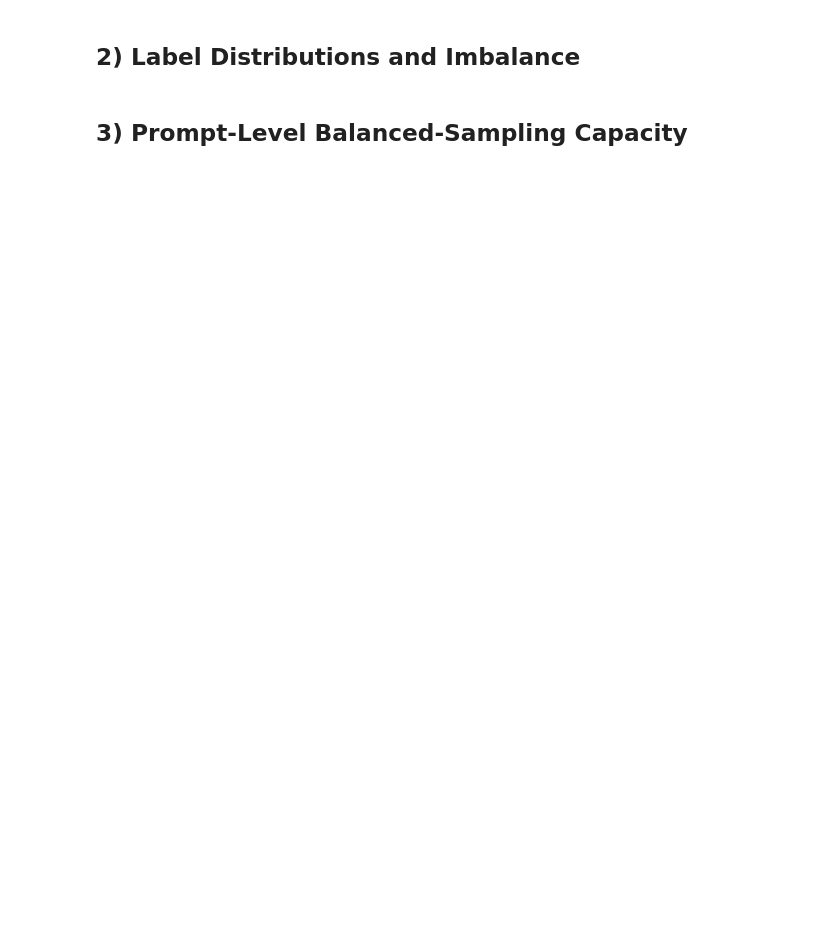
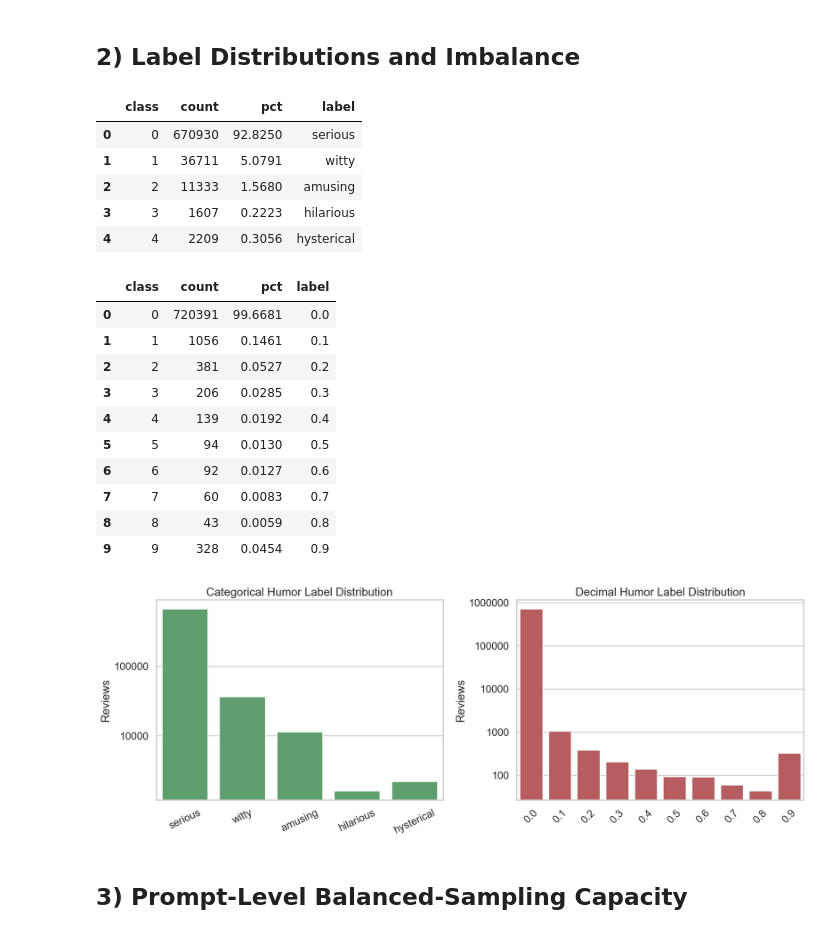
Before and after one commit to tdiepenb/steamReviewHumor, a Jupyter notebook: data_exploration.ipynb, the cells around one changed output. Cells and saved outputs as stored; diff of their text form; code cells hidden in the pictures; blank space fills up the shorter version.

```diff
--- a/data_exploration.ipynb
+++ b/data_exploration.ipynb
@@ -345,6 +375,8 @@ plt.show()
 # %% [markdown]
 ## 2) Label Distributions and Imbalance
 # %%
+from matplotlib.ticker import FuncFormatter
+
 cat_map = {
     0: "serious",
     1: "witty",
@@ -364,33 +396,55 @@ def dist_table(series, label_map=None):
     out = out.reset_index()
     if label_map is not None:
         out["label"] = out["class"].map(label_map)
     return out
 
 cat_dist = dist_table(df["label_votes_funny_categorical"].astype("Int64"), cat_map)
 decimal_dist = dist_table(decimal_cls)
 decimal_dist["label"] = decimal_dist["class"].apply(lambda x: f"0.{x}")
 
 display(cat_dist)
 display(decimal_dist)
 
 fig, axes = plt.subplots(1, 2, figsize=(16, 6))
 
 sns.barplot(data=cat_dist, x="label", y="count", ax=axes[0], color="#55A868")
 axes[0].set_title("Categorical Humor Label Distribution")
 axes[0].set_xlabel("")
 axes[0].set_ylabel("Reviews")
 axes[0].tick_params(axis="x", rotation=25)
 axes[0].set_yscale("log")
 
 sns.barplot(data=decimal_dist, x="label", y="count", ax=axes[1], color="#C44E52")
 axes[1].set_title("Decimal Humor Label Distribution")
 axes[1].set_xlabel("")
 axes[1].set_ylabel("Reviews")
 axes[1].tick_params(axis="x", rotation=45)
 axes[1].set_yscale("log")
 
+for ax in axes:
+    ax.yaxis.set_major_formatter(FuncFormatter(lambda y, _: f"{int(y):d}" if y >= 1 else f"{y:g}"))
+
 plt.tight_layout()
 plt.show()
+# %% [output]
+|  | class | count | pct | label |
+| 0 | 0 | 670930 | 92.8250 | serious |
+| 1 | 1 | 36711 | 5.0791 | witty |
+| 2 | 2 | 11333 | 1.5680 | amusing |
+| 3 | 3 | 1607 | 0.2223 | hilarious |
+| 4 | 4 | 2209 | 0.3056 | hysterical |
+|  | class | count | pct | label |
+| 0 | 0 | 720391 | 99.6681 | 0.0 |
+| 1 | 1 | 1056 | 0.1461 | 0.1 |
+| 2 | 2 | 381 | 0.0527 | 0.2 |
+| 3 | 3 | 206 | 0.0285 | 0.3 |
+| 4 | 4 | 139 | 0.0192 | 0.4 |
+| 5 | 5 | 94 | 0.0130 | 0.5 |
+| 6 | 6 | 92 | 0.0127 | 0.6 |
+| 7 | 7 | 60 | 0.0083 | 0.7 |
+| 8 | 8 | 43 | 0.0059 | 0.8 |
+| 9 | 9 | 328 | 0.0454 | 0.9 |
+[figure, added]
 # %% [markdown]
 ## 3) Prompt-Level Balanced-Sampling Capacity
 # %%
```
Also changed, not shown: parts of 13 cells of this notebook, 2 other files.
